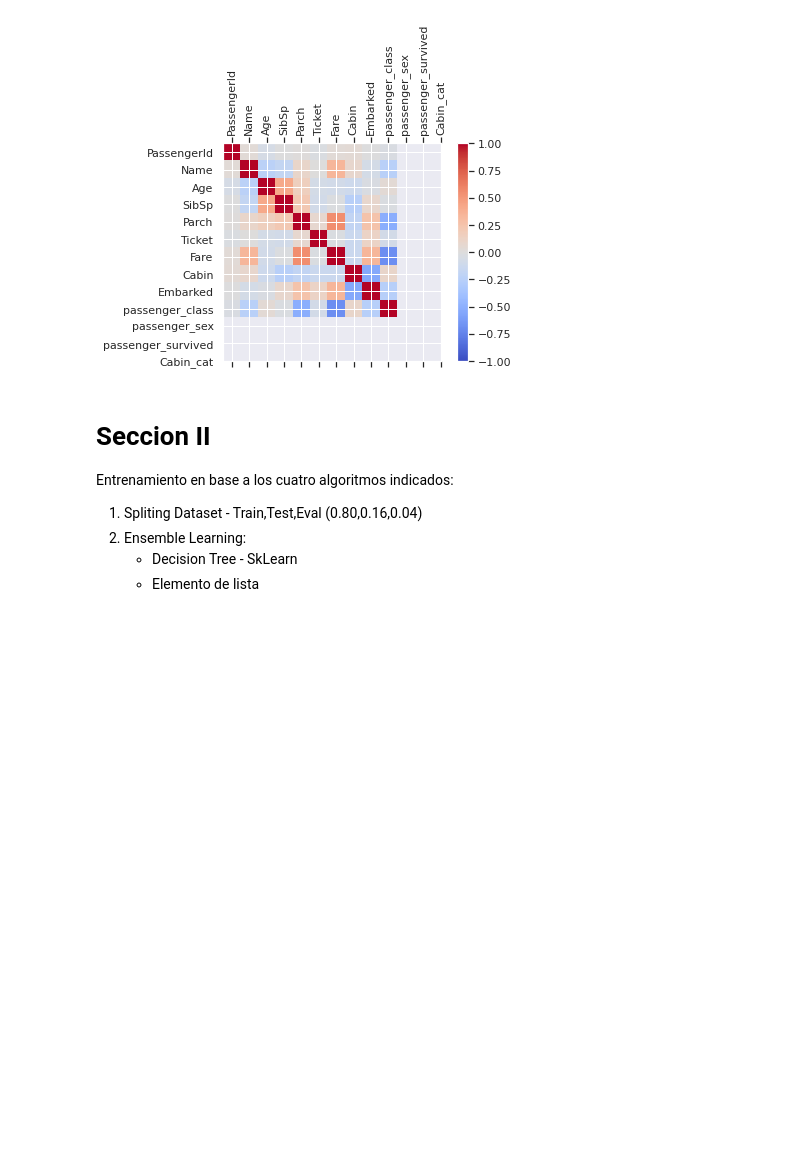
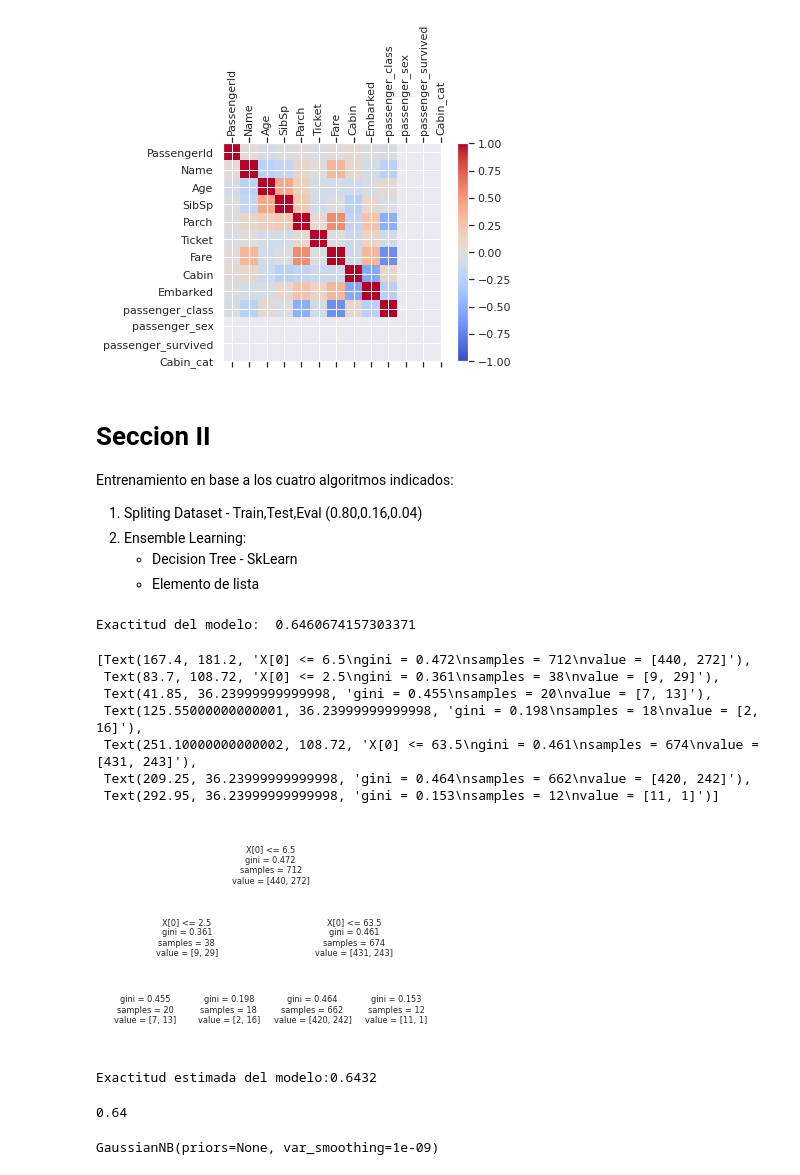
Before and after one commit to JS-DS-coder/CienciaDeDatos2021, a Jupyter notebook: sobreviviendoaltitanicyaSL.ipynb, the cells around one changed output. Cells and saved outputs as stored; diff of their text form; code cells hidden in the pictures; blank space fills up the shorter version.

```diff
--- a/sobreviviendoaltitanicyaSL.ipynb
+++ b/sobreviviendoaltitanicyaSL.ipynb
@@ -368,4 +377,64 @@ Entrenamiento en base a los cuatro algoritmos indicados:
 Train, Test1 = train_test_split(dataset,train_size=0.8, random_state=42)
 Test,Eval = train_test_split(Test1,train_size=0.8, random_state=42)
-# %%
-def DecisionTree
+# %%
+#sklearn DecisionTree
+def DecisionTree(y,columnas):
+  x = Train[columnas]
+  tree_model = tree.DecisionTreeClassifier(max_depth = 2)
+  model = tree_model.fit(X = x,
+                         y = y)
+  valid_acc = model.score(X = x,
+                          y = y)# We calculate accuracy with the fold validation data
+
+
+  print('Exactitud del modelo: ',str(valid_acc))
+
+  return model
+
+c = ["Age"]
+ytrain = Train["passenger_survived"]
+traintree = DecisionTree(ytrain,c)
+tree.plot_tree(traintree)
+# %% [output]
+Exactitud del modelo:  0.6460674157303371
+[Text(167.4, 181.2, 'X[0] <= 6.5\ngini = 0.472\nsamples = 712\nvalue = [440, 272]'),
+ Text(83.7, 108.72, 'X[0] <= 2.5\ngini = 0.361\nsamples = 38\nvalue = [9, 29]'),
+ Text(41.85, 36.23999999999998, 'gini = 0.455\nsamples = 20\nvalue = [7, 13]'),
+ Text(125.55000000000001, 36.23999999999998, 'gini = 0.198\nsamples = 18\nvalue = [2, 16]'),
+ Text(251.10000000000002, 108.72, 'X[0] <= 63.5\ngini = 0.461\nsamples = 674\nvalue = [431, 243]'),
+ Text(209.25, 36.23999999999998, 'gini = 0.464\nsamples = 662\nvalue = [420, 242]'),
+ Text(292.95, 36.23999999999998, 'gini = 0.153\nsamples = 12\nvalue = [11, 1]')]
+[figure, added]
+# %%
+#svm con sklearn
+def svm (y,columnas):
+  x = Train[columnas]
+  model = SVC()
+  param_grid = {'C':[1,2,5,10,20,50]}
+  clf = GridSearchCV(model, param_grid=param_grid, cv = 10, n_jobs=1, return_train_score = True)
+  clf.fit(x, y)
+  return clf
+
+ytrain = Train["passenger_survived"]
+svmr = svm(ytrain,c)
+gpd = pd.DataFrame(svmr.cv_results_)
+print("Exactitud estimada del modelo:{0:1.4f}".format(gpd['mean_test_score'][svmr.best_index_]))
+# %% [output]
+Exactitud estimada del modelo:0.6432
+# %%
+def naiveBayes(y,columnas):
+  x = Train[columnas]
+  modelo= GaussianNB()
+  modelo.fit(x, y)
+  modelo.class_prior_
+  yhat=modelo.predict(x)
+  accuracy=round(accuracy_score(yhat,y),3)
+  print(accuracy)
+
+  return modelo
+
+ytrain = Train["passenger_survived"]
+naiveBayes(ytrain,c)
+# %% [output]
+0.64
+GaussianNB(priors=None, var_smoothing=1e-09)
```
Also changed, not shown: parts of 3 cells of this notebook.
